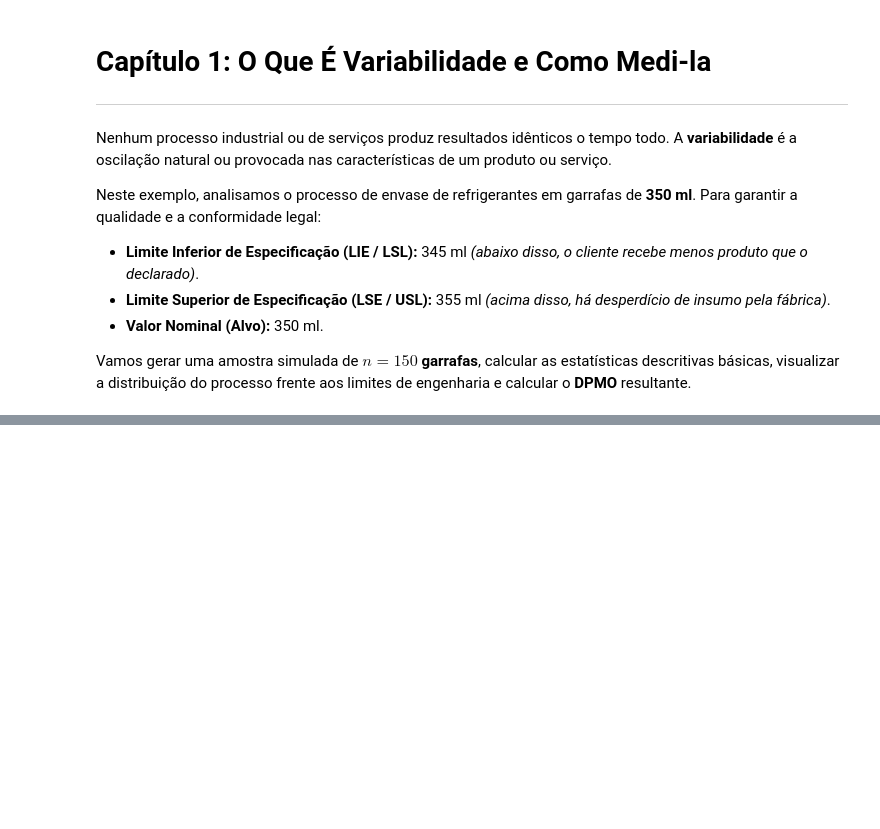
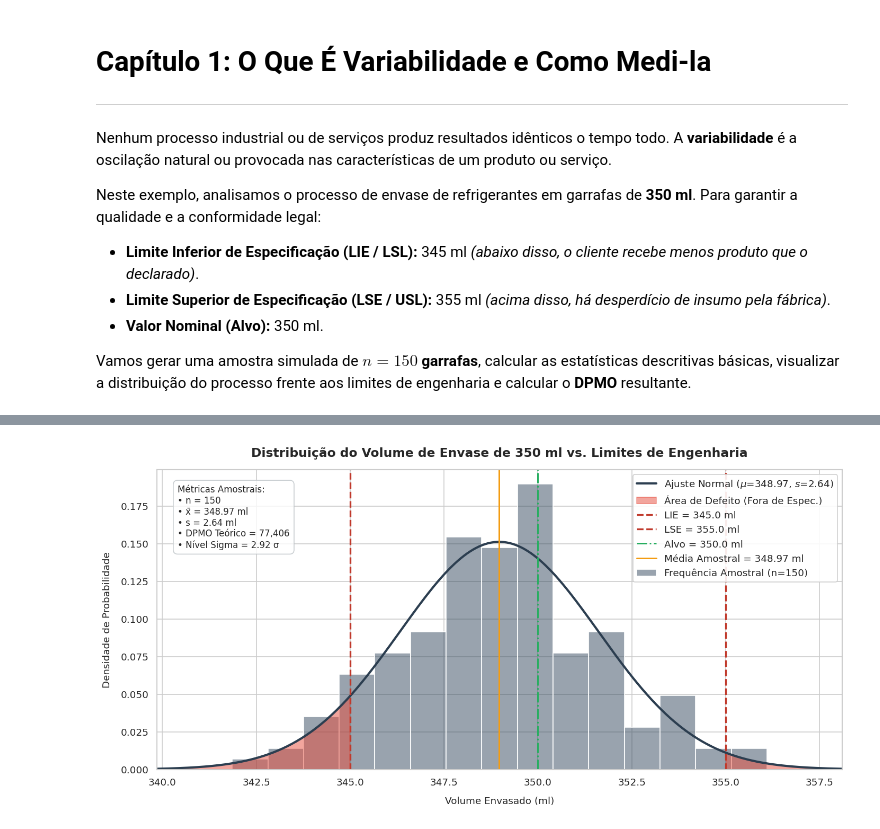
Before and after one commit to julianovale/6Sigma, a Jupyter notebook: 001_6Sigma_Fundamentos.ipynb, the cells around one changed output, grey strips where cells are left out. Cells and saved outputs as stored; diff of their text form; code cells hidden in the pictures; blank space fills up the shorter version.

```diff
--- a/001_6Sigma_Fundamentos.ipynb
+++ b/001_6Sigma_Fundamentos.ipynb
@@ -46,0 +156,73 @@ print("✅ Arquivo 'amostra_envase_350ml.csv' gerado com sucesso!")
+# %%
+import numpy as np
+import pandas as pd
+import matplotlib.pyplot as plt
+import seaborn as sns
+from scipy import stats
+
+# 1. Configuração do Estilo Gráfico (Padrão de Publicação)
+sns.set_theme(style="whitegrid")
+plt.figure(figsize=(12, 6), dpi=120)
+
+# 2. Plot do Histograma Amostral (Frequência Relativa / Densidade)
+ax = sns.histplot(
+    df["volume_ml"],
+    kde=False,
+    stat="density",
+    bins=15,
+    color="#34495e",
+    edgecolor="white",
+    alpha=0.5,
+    label="Frequência Amostral (n=150)"
+)
+
+# 3. Sobreposição da Curva Normal Teórica Ajustada N(x̄, s²)
+x_eixo = np.linspace(df["volume_ml"].min() - 3, df["volume_ml"].max() + 3, 500)
+pdf_teorica = stats.norm.pdf(x_eixo, loc=media, scale=desvio)
+plt.plot(x_eixo, pdf_teorica, color="#2c3e50", linewidth=2.5, label=f"Ajuste Normal ($\mu$={media:.2f}, $s$={desvio:.2f})")
+
+# 4. Sombreado das Áreas de Defeito nas Caudas
+# Cauda Inferior (< LIE) - Defeito por Falta
+x_defeito_inf = x_eixo[x_eixo <= LIE]
+pdf_defeito_inf = stats.norm.pdf(x_defeito_inf, loc=media, scale=desvio)
+plt.fill_between(x_defeito_inf, pdf_defeito_inf, color="#e74c3c", alpha=0.5, label="Área de Defeito (Fora de Espec.)")
+
+# Cauda Superior (> LSE) - Defeito por Excesso
+x_defeito_sup = x_eixo[x_eixo >= LSE]
+pdf_defeito_sup = stats.norm.pdf(x_defeito_sup, loc=media, scale=desvio)
+plt.fill_between(x_defeito_sup, pdf_defeito_sup, color="#e74c3c", alpha=0.5)
+
+# 5. Linhas Verticais de Referência (Engenharia de Processo)
+plt.axvline(LIE, color="#c0392b", linestyle="--", linewidth=2, label=f"LIE = {LIE} ml")
+plt.axvline(LSE, color="#c0392b", linestyle="--", linewidth=2, label=f"LSE = {LSE} ml")
+plt.axvline(ALVO, color="#27ae60", linestyle="-.", linewidth=1.8, label=f"Alvo = {ALVO} ml")
+plt.axvline(media, color="#f39c12", linestyle="-", linewidth=1.8, label=f"Média Amostral = {media:.2f} ml")
+
+# 6. Anotações e Formatação do Gráfico
+plt.title("Distribuição do Volume de Envase de 350 ml vs. Limites de Engenharia", fontsize=14, fontweight="bold", pad=15)
+plt.xlabel("Volume Envasado (ml)", fontsize=11, labelpad=10)
+plt.ylabel("Densidade de Probabilidade", fontsize=11, labelpad=10)
+plt.xlim(df["volume_ml"].min() - 2, df["volume_ml"].max() + 2)
+
+# Adicionando uma caixa de texto explicativa dentro do gráfico
+texto_box = (
+    f"Métricas Amostrais:\n"
+    f"• n = {n}\n"
+    f"• x̄ = {media:.2f} ml\n"
+    f"• s = {desvio:.2f} ml\n"
+    f"• DPMO Teórico = {dpmo_teorico:,.0f}\n"
+    f"• Nível Sigma = {nivel_sigma_teorico:.2f} σ"
+)
+plt.gca().text(
+    0.03, 0.95, texto_box,
+    transform=plt.gca().transAxes,
+    fontsize=10,
+    verticalalignment='top',
+    bbox=dict(boxstyle='round,pad=0.5', facecolor='white', alpha=0.8, edgecolor='#bdc3c7')
+)
+
+plt.legend(loc="upper right", frameon=True, facecolor="white", framealpha=0.9)
+plt.tight_layout()
+plt.show()
+# %% [output]
+[figure, added]
```
Also changed, not shown: parts of 4 cells of this notebook.
